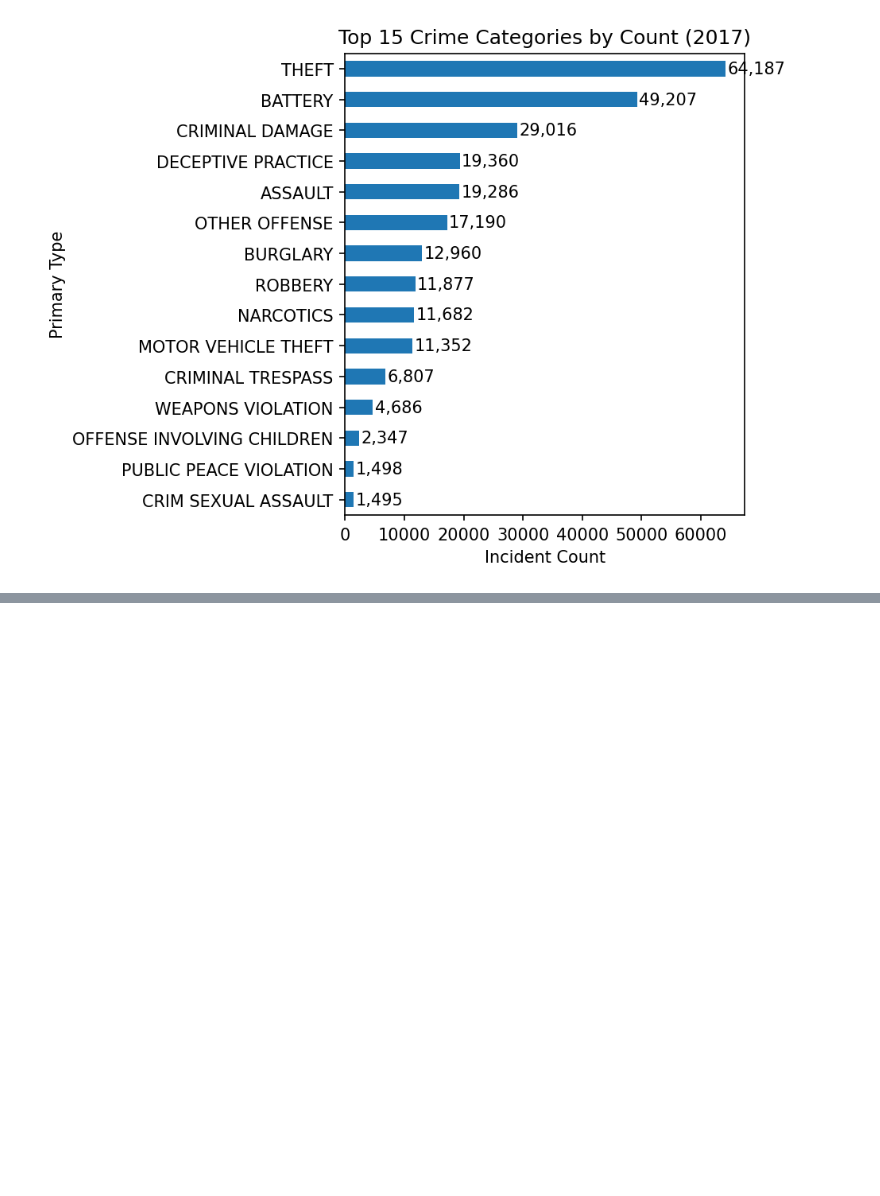
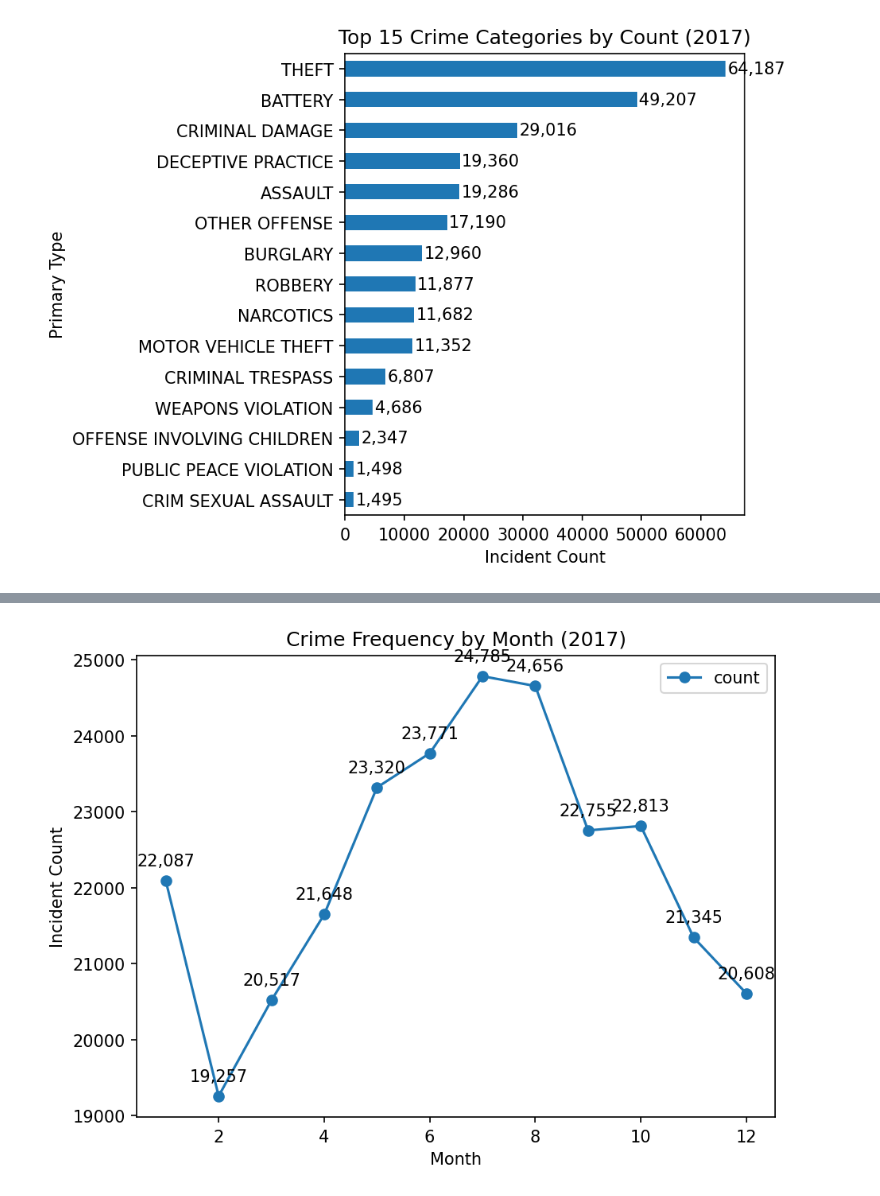
Before and after one commit to susie682/Infosys722--Assignment-4-BDAS, a Jupyter notebook: 2_3_ExploreData.ipynb, the cells around one changed output, grey strips where cells are left out. Saved outputs shown, nothing was run; the diff lists cells and outputs as text; code cells hidden in the pictures; blank space fills up the shorter version.

```diff
--- a/2_3_ExploreData.ipynb
+++ b/2_3_ExploreData.ipynb
@@ -90,0 +134,23 @@ plt.show()
+# %%
+# ==========================================
+# Figure 7: Crime Frequency by Month (2017)
+# ==========================================
+month_cnt = (
+    df2017.groupBy("Month").count()
+          .orderBy("Month")
+).toPandas()
+
+ax = month_cnt.plot(kind="line", x="Month", y="count", marker="o")
+ax.set_title("Crime Frequency by Month (2017)")
+ax.set_xlabel("Month")
+ax.set_ylabel("Incident Count")
+
+# Annotate counts
+for x, y in zip(month_cnt["Month"], month_cnt["count"]):
+  ax.text(x, y + 200, f"{int(y):,}", ha="center")
+
+plt.tight_layout()
+plt.savefig("/content/figs/figure7_by_month.png")
+plt.show()
+# %% [output]
+[figure, added]
```
Also changed, not shown: parts of 8 cells of this notebook.
